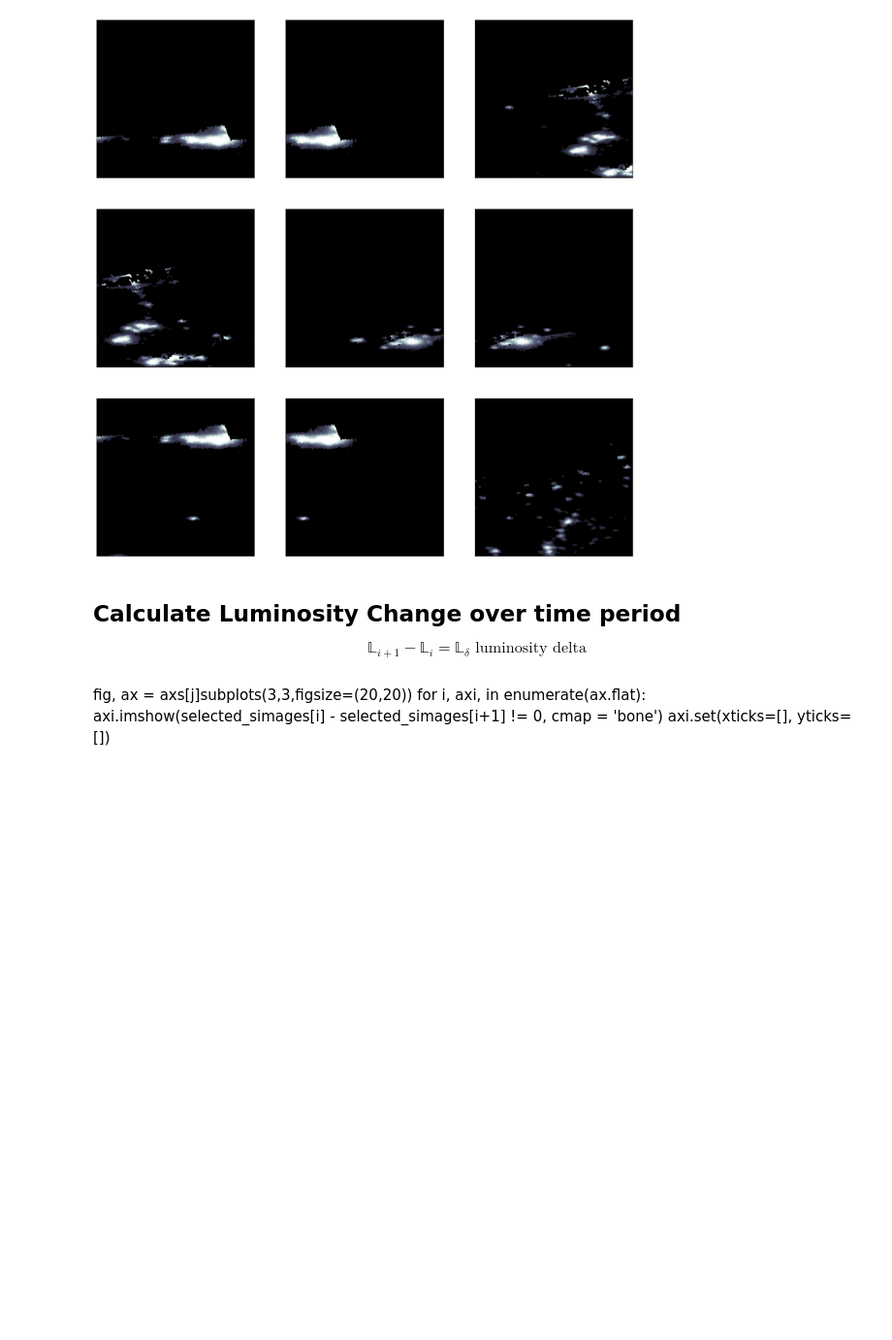
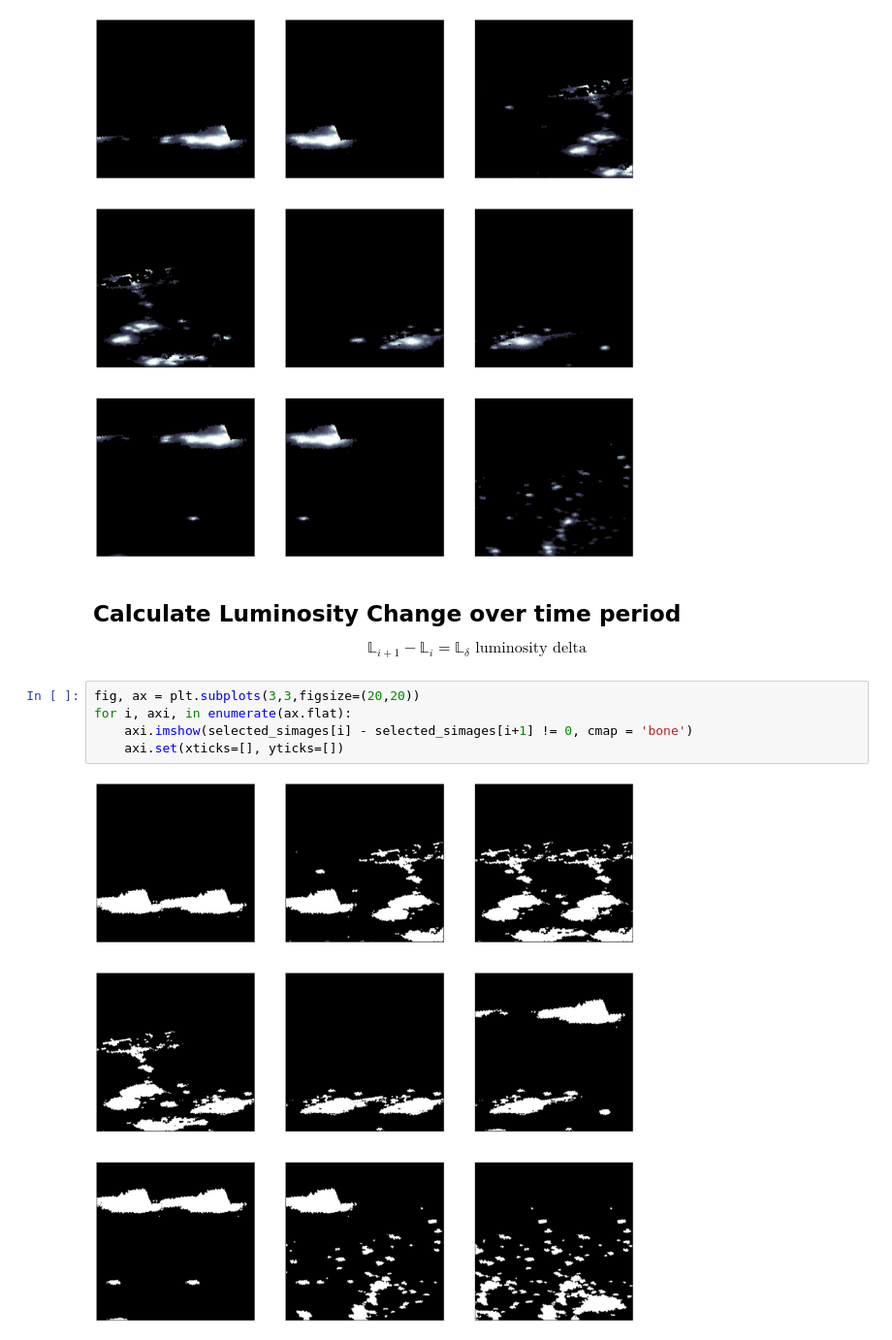
Before and after one commit to feliuserra/Luminosity, a Jupyter notebook: VIIRS.ipynb, the cells around one changed output. Shown at 97% size. Drawn from its saved outputs; the diff is of its cells as text; blank space fills up the shorter version.

```diff
--- a/VIIRS.ipynb
+++ b/VIIRS.ipynb
@@ -129,8 +129,10 @@ for i, axi, in enumerate(ax.flat):
 $$
 \mathbb{L}_{i+1} - \mathbb{L}_{i} = \mathbb{L}_{\delta} \text{ luminosity delta}
 $$
-# %% [markdown]
-fig, ax = axs[j]subplots(3,3,figsize=(20,20))
-for i, axi, in enumerate(ax.flat):
-    axi.imshow(selected_simages[i] - selected_simages[i+1] != 0, cmap = 'bone')
-    axi.set(xticks=[], yticks=[])
+# %%
+fig, ax = plt.subplots(3,3,figsize=(20,20))
+for i, axi, in enumerate(ax.flat):
+    axi.imshow(selected_simages[i] - selected_simages[i+1] != 0, cmap = 'bone')
+    axi.set(xticks=[], yticks=[])
+# %% [output]
+[figure, added]
```
